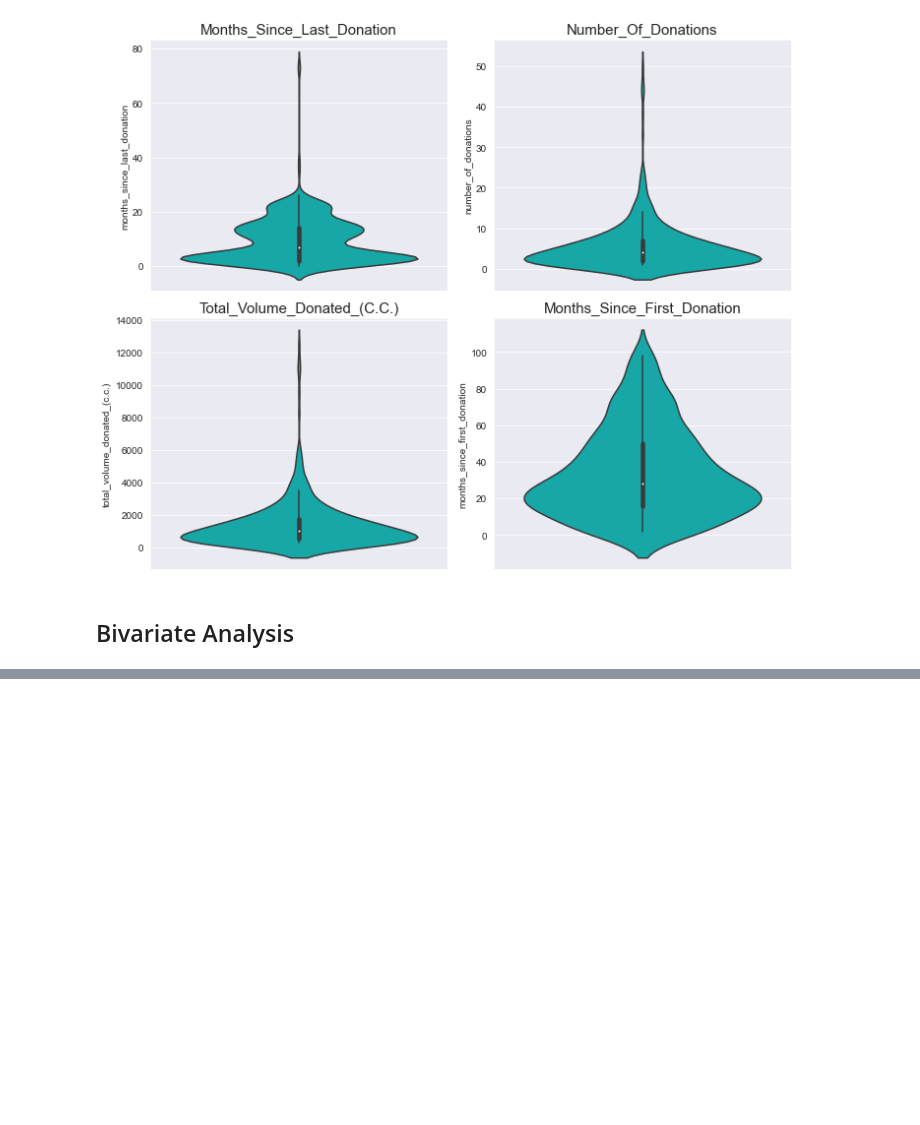
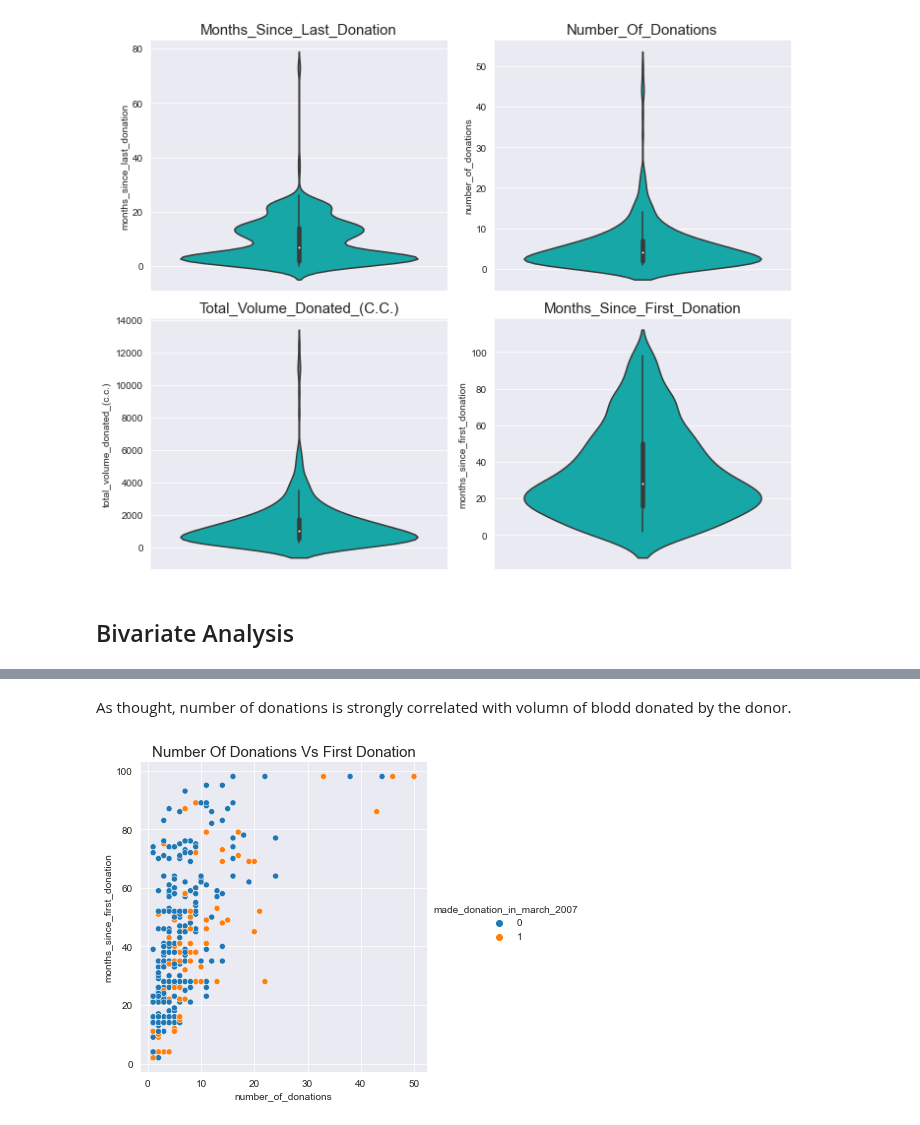
Before and after one commit to mdushetwar/Blood-Donation-Prediction, a Jupyter notebook: BloodDonationPred.ipynb, the cells around one changed output, grey strips where cells are left out. Saved outputs shown, nothing was run; the diff lists cells and outputs as text; code cells hidden in the pictures; blank space fills up the shorter version.

```diff
--- a/BloodDonationPred.ipynb
+++ b/BloodDonationPred.ipynb
@@ -284,0 +300,7 @@ plt.tight_layout()
+# %% [markdown]
+As thought, number of donations is strongly correlated with volumn of blodd donated by the donor.
+# %%
+sns.relplot('number_of_donations', 'months_since_first_donation', kind='scatter', hue='made_donation_in_march_2007', data=blood_donors)
+plt.title('Number of donations vs First donation'.title(), fontsize=15);
+# %% [output]
+[figure, added]
```
Also changed, not shown: parts of 12 cells of this notebook.
